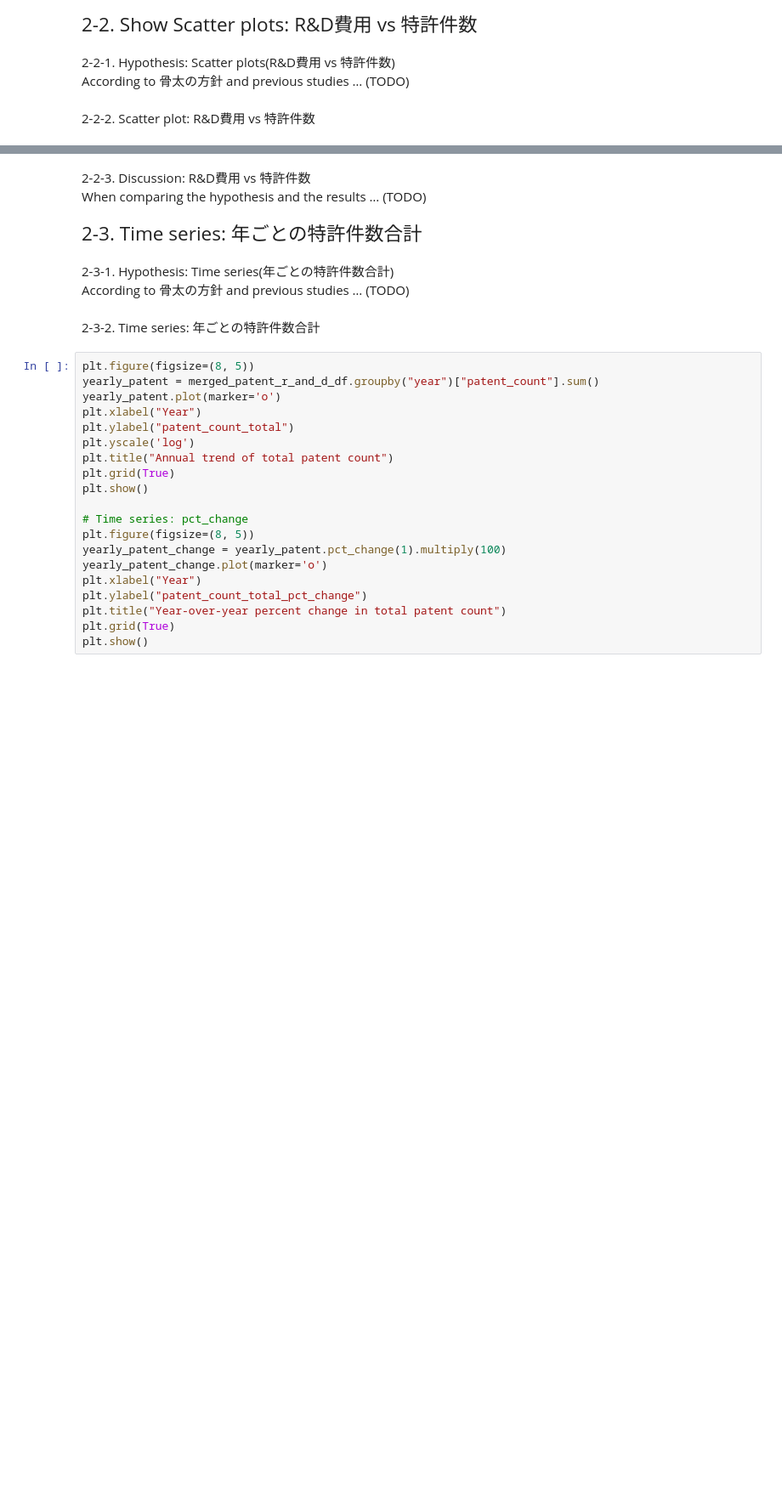
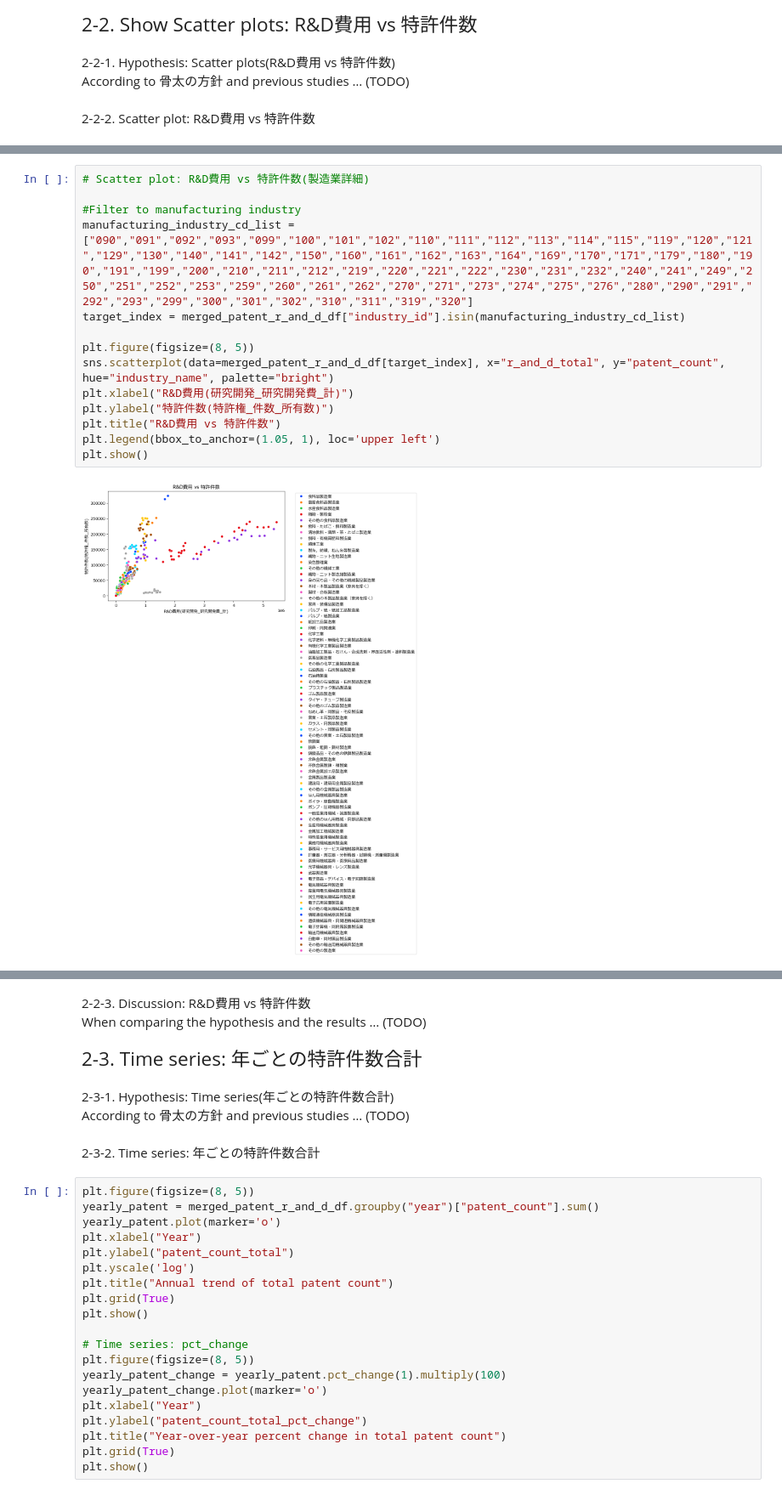
Before and after one commit to Graspp-25-Spring/graspp-25S-innovation, a Jupyter notebook: notebooks/assignment_group/Milestone2/Milestone_2.ipynb, the cells around one changed output, grey strips where cells are left out. Shown at 85% size. Drawn from its saved outputs; the diff is of its cells as text; blank space fills up the shorter version.

```diff
--- a/notebooks/assignment_group/Milestone2/Milestone_2.ipynb
+++ b/notebooks/assignment_group/Milestone2/Milestone_2.ipynb
@@ -247,0 +285,16 @@ plt.show()
+# %%
+# Scatter plot: R&D費用 vs 特許件数(製造業詳細)
+
+#Filter to manufacturing industry
+manufacturing_industry_cd_list = ["090","091","092","093","099","100","101","102","110","111","112","113","114","115","119","120","121","129","130","140","141","142","150","160","161","162","163","164","169","170","171","179","180","190","191","199","200","210","211","212","219","220","221","222","230","231","232","240","241","249","250","251","252","253","259","260","261","262","270","271","273","274","275","276","280","290","291","292","293","299","300","301","302","310","311","319","320"]
+target_index = merged_patent_r_and_d_df["industry_id"].isin(manufacturing_industry_cd_list)
+
+plt.figure(figsize=(8, 5))
+sns.scatterplot(data=merged_patent_r_and_d_df[target_index], x="r_and_d_total", y="patent_count", hue="industry_name", palette="bright")
+plt.xlabel("R&D費用(研究開発_研究開発費_計)")
+plt.ylabel("特許件数(特許権_件数_所有数)")
+plt.title("R&D費用 vs 特許件数")
+plt.legend(bbox_to_anchor=(1.05, 1), loc='upper left')
+plt.show()
+# %% [output]
+[figure, added]
```
Also changed, not shown: parts of 6 cells of this notebook.
